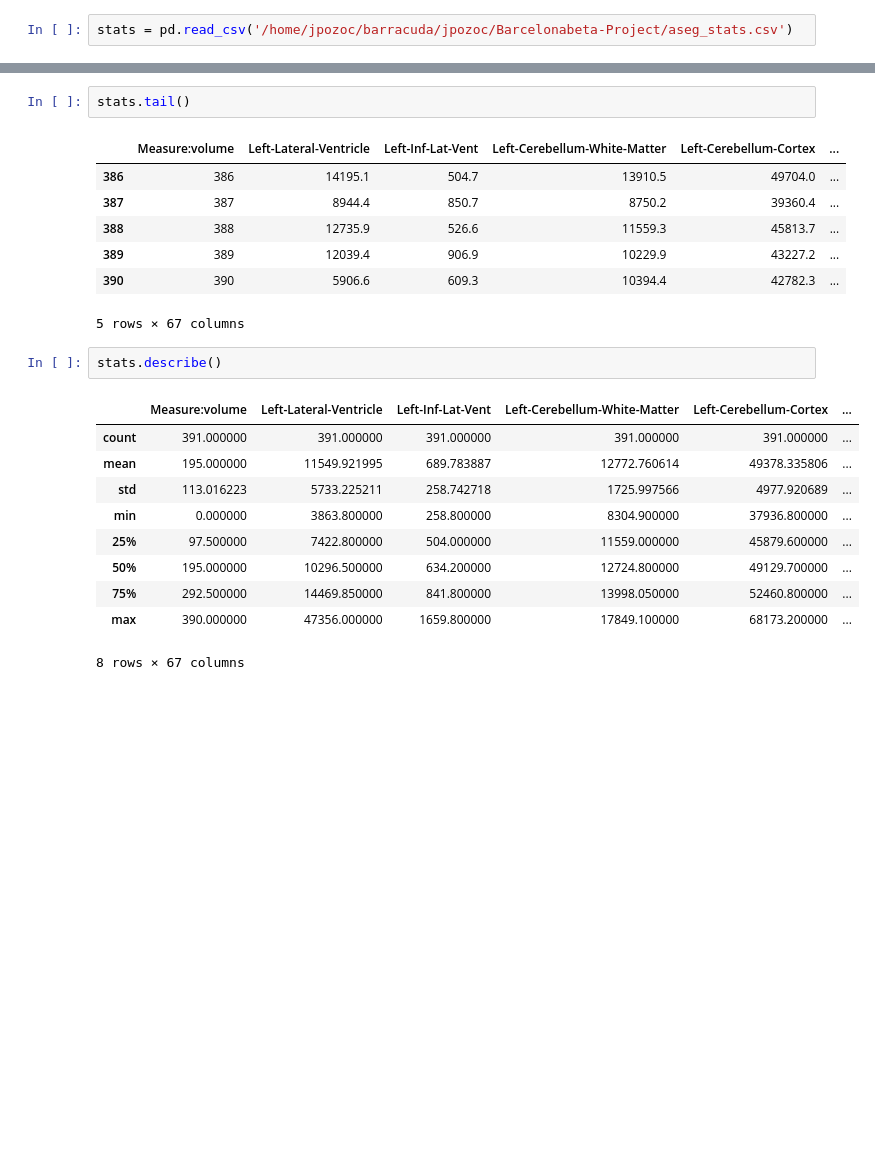
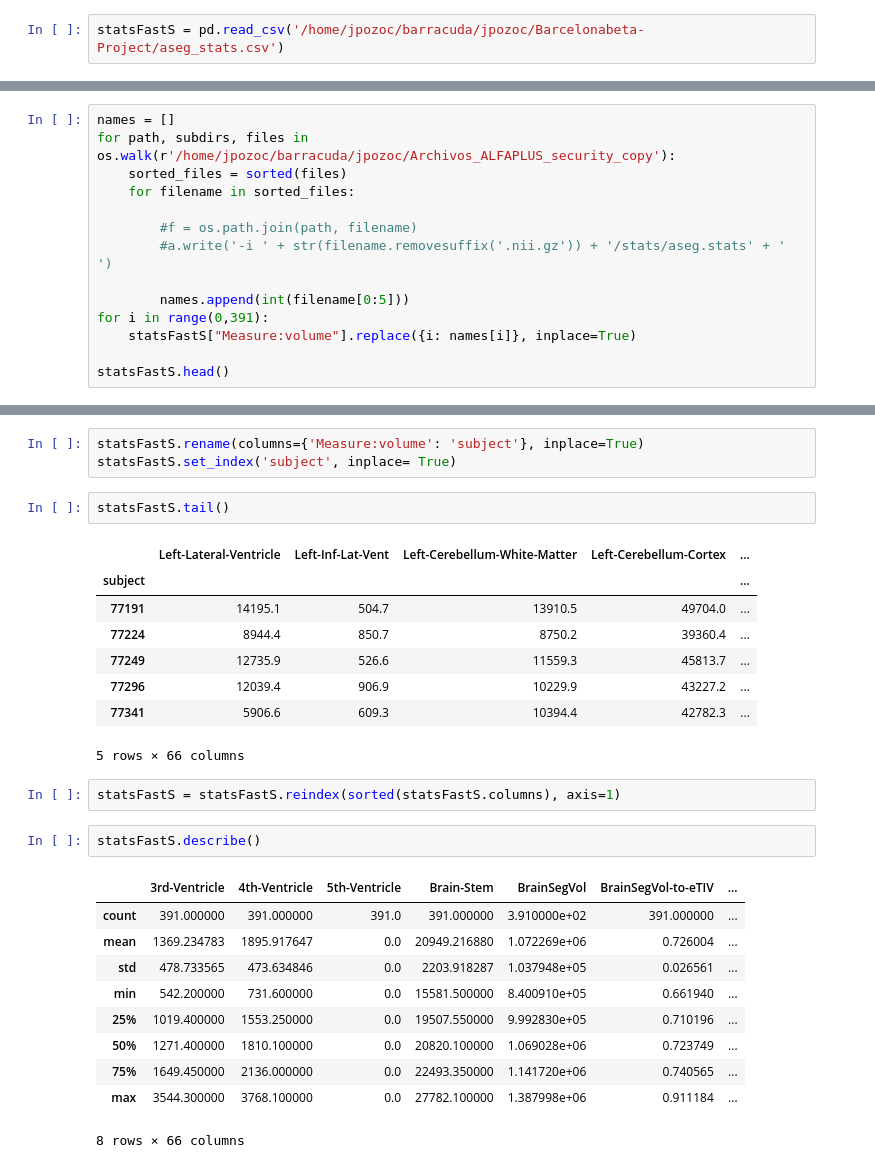
Before and after one commit to jpozo6/Barcelonabeta-Project, a Jupyter notebook: FastSurfer Stats.ipynb, the cells around one changed output, grey strips where cells are left out. Drawn from its saved outputs; the diff is of its cells as text; blank space fills up the shorter version.

Commit message:
Dataframes (FS and FS6) adapted to be readable

```diff
--- a/FastSurfer Stats.ipynb
+++ b/FastSurfer Stats.ipynb
@@ -7,3 +10,3 @@ from matplotlib import pyplot as plt
 # %%
-stats = pd.read_csv('/home/jpozoc/barracuda/jpozoc/Barcelonabeta-Project/aseg_stats.csv')
+statsFastS = pd.read_csv('/home/jpozoc/barracuda/jpozoc/Barcelonabeta-Project/aseg_stats.csv')
 # %%
@@ -16,3 +19,17 @@ stats.head()
 | 3 | 3 | 21022.3 | 886.6 | 11670.9 | 40964.6 | ... |
 | 4 | 4 | 7773.4 | 533.2 | 14658.8 | 49447.8 | ... |
 5 rows × 67 columns
+# %%
+names = []
+for path, subdirs, files in os.walk(r'/home/jpozoc/barracuda/jpozoc/Archivos_ALFAPLUS_security_copy'):
+    sorted_files = sorted(files)
+    for filename in sorted_files:
+
+        #f = os.path.join(path, filename)
+        #a.write('-i ' + str(filename.removesuffix('.nii.gz')) + '/stats/aseg.stats' + ' ')
+
+        names.append(int(filename[0:5]))
+for i in range(0,391):
+    statsFastS["Measure:volume"].replace({i: names[i]}, inplace=True)
+
+statsFastS.head()
@@ -19,25 +44,31 @@ stats.head()
+# %%
+statsFastS.rename(columns={'Measure:volume': 'subject'}, inplace=True)
+statsFastS.set_index('subject', inplace= True)
 # %%
-stats.tail()
+statsFastS.tail()
 # %% [output]
-|  | Measure:volume | Left-Lateral-Ventricle | Left-Inf-Lat-Vent | Left-Cerebellum-White-Matter | Left-Cerebellum-Cortex | ... |
-| 386 | 386 | 14195.1 | 504.7 | 13910.5 | 49704.0 | ... |
-| 387 | 387 | 8944.4 | 850.7 | 8750.2 | 39360.4 | ... |
-| 388 | 388 | 12735.9 | 526.6 | 11559.3 | 45813.7 | ... |
-| 389 | 389 | 12039.4 | 906.9 | 10229.9 | 43227.2 | ... |
-| 390 | 390 | 5906.6 | 609.3 | 10394.4 | 42782.3 | ... |
+|  | Left-Lateral-Ventricle | Left-Inf-Lat-Vent | Left-Cerebellum-White-Matter | Left-Cerebellum-Cortex | ... |
+| subject |  |  |  |  | ... |
+| 77191 | 14195.1 | 504.7 | 13910.5 | 49704.0 | ... |
+| 77224 | 8944.4 | 850.7 | 8750.2 | 39360.4 | ... |
+| 77249 | 12735.9 | 526.6 | 11559.3 | 45813.7 | ... |
+| 77296 | 12039.4 | 906.9 | 10229.9 | 43227.2 | ... |
+| 77341 | 5906.6 | 609.3 | 10394.4 | 42782.3 | ... |
-5 rows × 67 columns
+5 rows × 66 columns
+# %%
+statsFastS = statsFastS.reindex(sorted(statsFastS.columns), axis=1)
 # %%
-stats.describe()
+statsFastS.describe()
 # %% [output]
-|  | Measure:volume | Left-Lateral-Ventricle | Left-Inf-Lat-Vent | Left-Cerebellum-White-Matter | Left-Cerebellum-Cortex | ... |
-| count | 391.000000 | 391.000000 | 391.000000 | 391.000000 | 391.000000 | ... |
-| mean | 195.000000 | 11549.921995 | 689.783887 | 12772.760614 | 49378.335806 | ... |
-| std | 113.016223 | 5733.225211 | 258.742718 | 1725.997566 | 4977.920689 | ... |
-| min | 0.000000 | 3863.800000 | 258.800000 | 8304.900000 | 37936.800000 | ... |
-| 25% | 97.500000 | 7422.800000 | 504.000000 | 11559.000000 | 45879.600000 | ... |
-| 50% | 195.000000 | 10296.500000 | 634.200000 | 12724.800000 | 49129.700000 | ... |
-| 75% | 292.500000 | 14469.850000 | 841.800000 | 13998.050000 | 52460.800000 | ... |
-| max | 390.000000 | 47356.000000 | 1659.800000 | 17849.100000 | 68173.200000 | ... |
+|  | 3rd-Ventricle | 4th-Ventricle | 5th-Ventricle | Brain-Stem | BrainSegVol | BrainSegVol-to-eTIV | ... |
+| count | 391.000000 | 391.000000 | 391.0 | 391.000000 | 3.910000e+02 | 391.000000 | ... |
+| mean | 1369.234783 | 1895.917647 | 0.0 | 20949.216880 | 1.072269e+06 | 0.726004 | ... |
+| std | 478.733565 | 473.634846 | 0.0 | 2203.918287 | 1.037948e+05 | 0.026561 | ... |
+| min | 542.200000 | 731.600000 | 0.0 | 15581.500000 | 8.400910e+05 | 0.661940 | ... |
+| 25% | 1019.400000 | 1553.250000 | 0.0 | 19507.550000 | 9.992830e+05 | 0.710196 | ... |
+| 50% | 1271.400000 | 1810.100000 | 0.0 | 20820.100000 | 1.069028e+06 | 0.723749 | ... |
+| 75% | 1649.450000 | 2136.000000 | 0.0 | 22493.350000 | 1.141720e+06 | 0.740565 | ... |
+| max | 3544.300000 | 3768.100000 | 0.0 | 27782.100000 | 1.387998e+06 | 0.911184 | ... |
-8 rows × 67 columns
+8 rows × 66 columns
 # %%
 #Dimensiones de la base de datos
```
Also changed, not shown: parts of 39 cells of this notebook.
